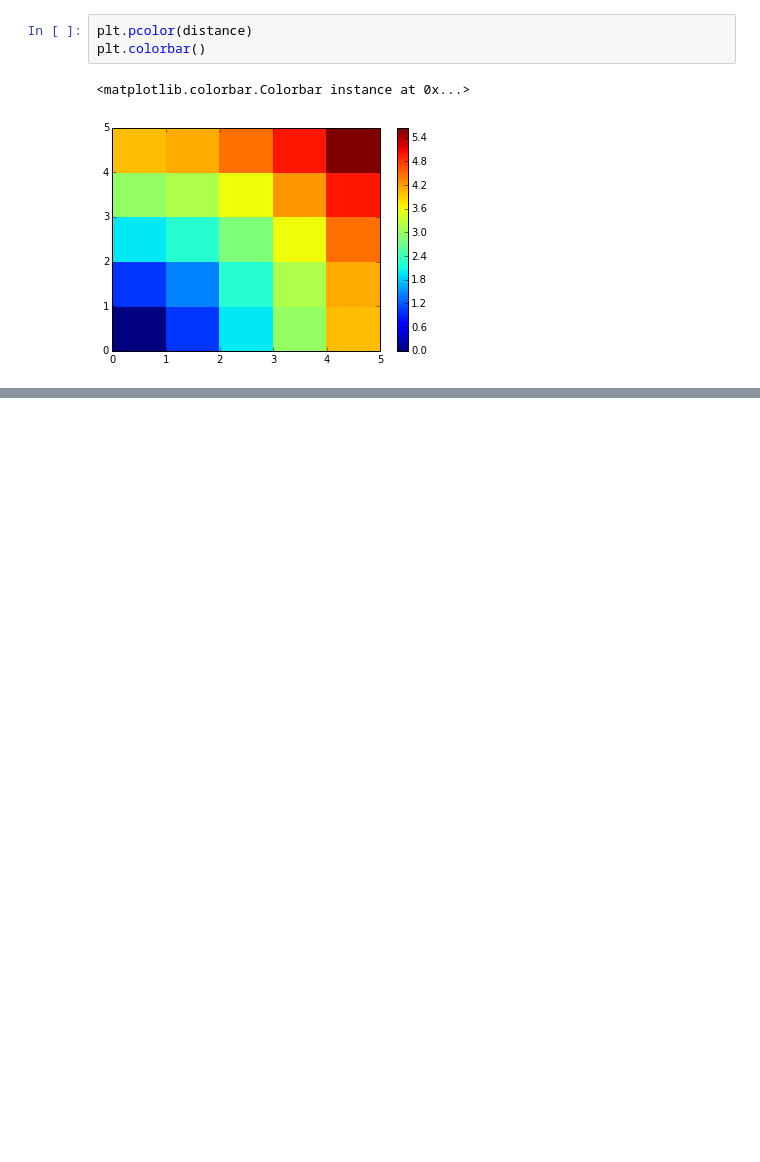
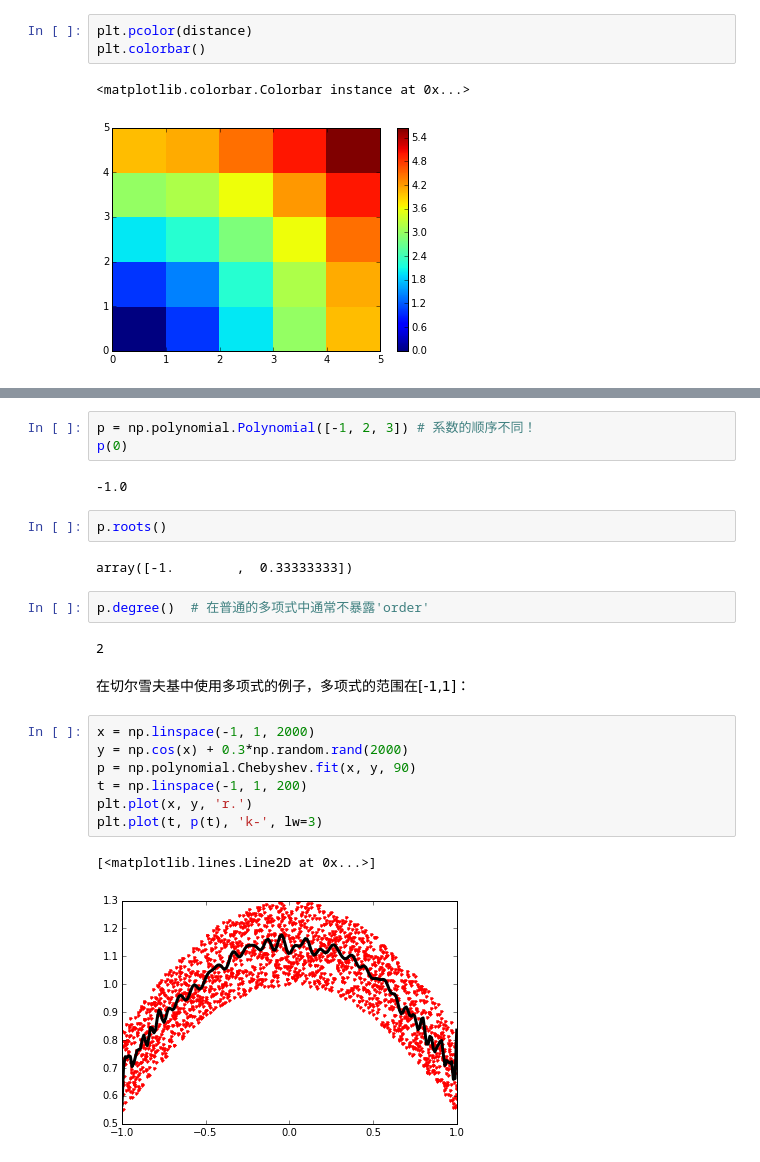
Before and after one commit to cloga/scipy-lecture-notes_cn, a Jupyter notebook: 1.3NumPy：创建和操作数值数据.ipynb, the cells around one changed output, grey strips where cells are left out. Cells and saved outputs as stored; diff of their text form; blank space fills up the shorter version.

```diff
--- a/1.3NumPy：创建和操作数值数据.ipynb
+++ b/1.3NumPy：创建和操作数值数据.ipynb
@@ -1172,0 +1691,25 @@ plt.colorbar()
+# %%
+p = np.polynomial.Polynomial([-1, 2, 3]) # 系数的顺序不同！
+p(0)
+# %% [output]
+-1.0
+# %%
+p.roots()
+# %% [output]
+array([-1.        ,  0.33333333])
+# %%
+p.degree()  # 在普通的多项式中通常不暴露'order'
+# %% [output]
+2
+# %% [markdown]
+在切尔雪夫基中使用多项式的例子，多项式的范围在[-1,1]：
+# %%
+x = np.linspace(-1, 1, 2000)
+y = np.cos(x) + 0.3*np.random.rand(2000)
+p = np.polynomial.Chebyshev.fit(x, y, 90)
+t = np.linspace(-1, 1, 200)
+plt.plot(x, y, 'r.')
+plt.plot(t, p(t), 'k-', lw=3)
+# %% [output]
+[<matplotlib.lines.Line2D at 0x...>]
+[figure, added]
```
Also changed, not shown: parts of 145 cells of this notebook, 8 other files.
